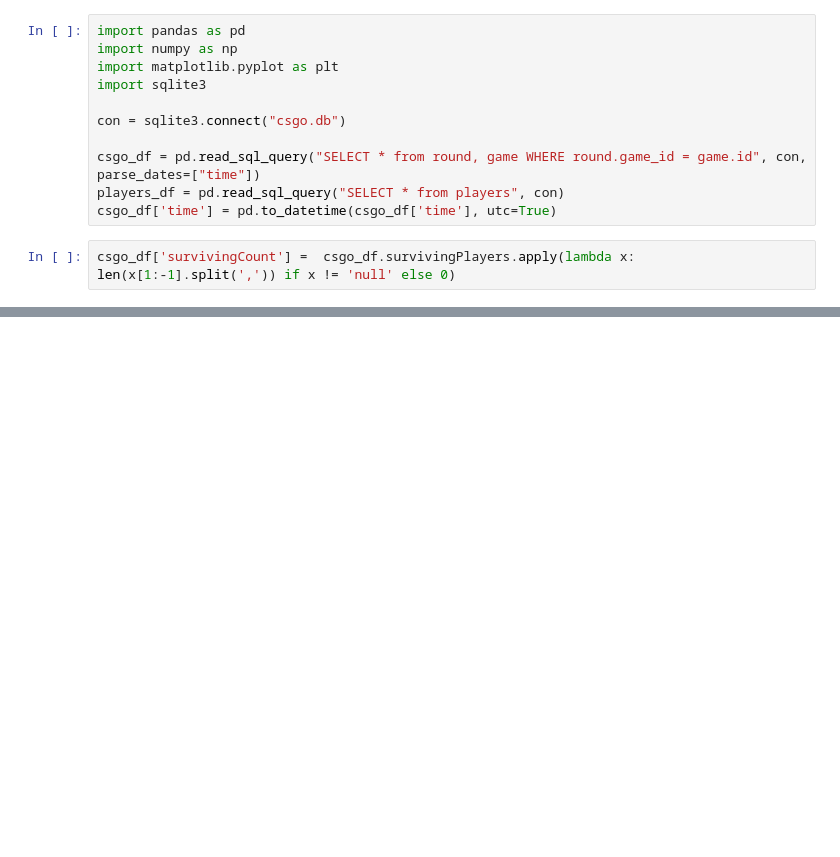
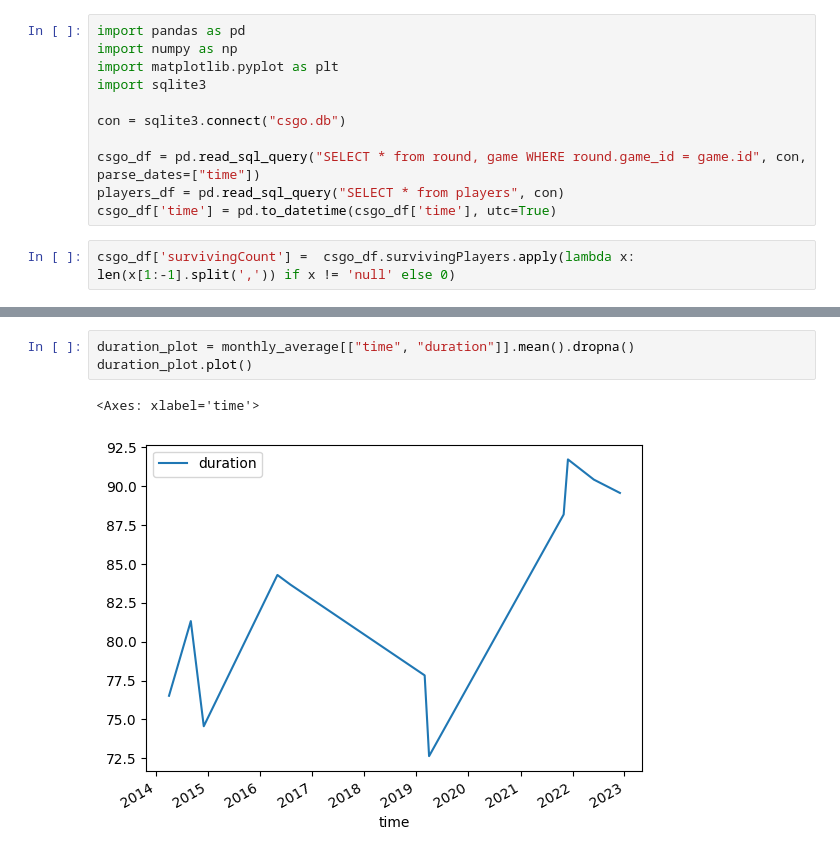
Before and after one commit to bevan-philip/have-cs-rounds-become-slower, a Jupyter notebook: analysis.ipynb, the cells around one changed output, grey strips where cells are left out. Cells and saved outputs as stored; diff of their text form; blank space fills up the shorter version.

```diff
--- a/analysis.ipynb
+++ b/analysis.ipynb
@@ -35,0 +42,6 @@ test.mean().dropna()
+# %%
+duration_plot = monthly_average[["time", "duration"]].mean().dropna()
+duration_plot.plot()
+# %% [output]
+<Axes: xlabel='time'>
+[figure, added]
```
Also changed, not shown: parts of 4 cells of this notebook.
